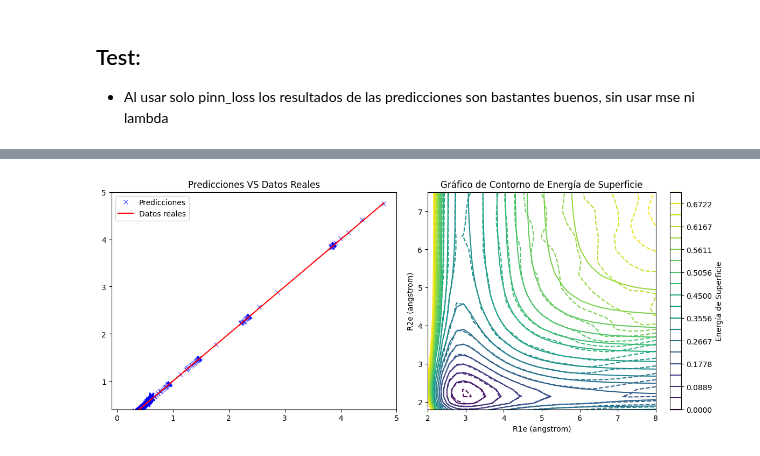
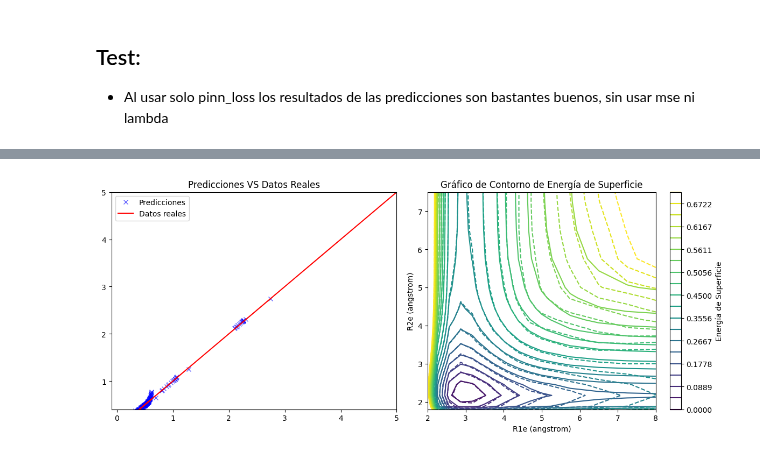
Before and after one commit to AstroDolan/ML-team, a Jupyter notebook: PINN-Thesis/Lambda-Testing/Lambda/PINN-Testing.ipynb, the cells around one changed output, grey strips where cells are left out. Cells and saved outputs as stored; diff of their text form; code cells hidden in the pictures.

Commit message:
Testing with lambda 0

```diff
--- a/PINN-Thesis/Lambda-Testing/Lambda/PINN-Testing.ipynb
+++ b/PINN-Thesis/Lambda-Testing/Lambda/PINN-Testing.ipynb
@@ -83,8 +83,8 @@ def V(R1,R2,theta):
         suma = suma + (coeff_matrix[i,3]*cm12au)*(y_1**int(coeff_matrix[i,0]))*(y_2**int(coeff_matrix[i,1]))*(y_3**(coeff_matrix[i,2]))
     return(suma)
 # %%
-q1 = np.concatenate((np.linspace(1.45,5.0,20),np.linspace(5.0, 8, 10))) #Azul
-q2 = np.concatenate((np.linspace(1.6,5.0,20),np.linspace(5.0, 8, 10))) #Naranja
+q1 = np.concatenate((np.linspace(1.35,5.0,13),np.linspace(5.0, 8, 5)))
+q2 = np.concatenate((np.linspace(1.6,5.0,13),np.linspace(5.0, 8, 5)))
 R1_eq = 1.5614*ang2au #Amstrong C-S bond; R1e: Equilibrium value of R1
 R2_eq = 1.1562*ang2au #Amstrong C-O bond; R2e: Equilibrium value of R2
 theta_eq = np.pi
@@ -125,7 +125,7 @@ from scipy.optimize import curve_fit # type: ignore
 def morsepotential(q, D, alpha, E0, R_eq):
     return D*(1.0 - np.exp(-alpha*(q-R_eq)))**2 + E0
 
-xdata = np.concatenate((np.linspace(1.6,5.0,20),np.linspace(5.0, 8, 10))) #q2, CHECK
+xdata = np.concatenate((np.linspace(1.6,5.0,13),np.linspace(5.0, 8, 5)))
 morse_parameters = np.zeros((len(q1),5))
 
 for i in range(len(q1)): #En este range cambio la forma de graficar
@@ -141,6 +141,6 @@ for i in range(len(q1)): #En este range cambio la forma de graficar
 print("Las dimensiones de los parametros de los morses son: ",morse_parameters.shape)
 dfMorse
 
-dfaxu = pd.DataFrame(dfMorse.loc[dfMorse.index.repeat(30)].reset_index(drop=True))
+dfaxu = pd.DataFrame(dfMorse.loc[dfMorse.index.repeat(18)].reset_index(drop=True))
 dfFinal = pd.concat([df,dfaxu],axis=1)
 # %% [output]
@@ -193,7 +193,7 @@ ep = 2000
 pv = 0.2
 loss_histories = {}
 y_preds = {}
-learning_rates = [0.00001]
+learning_rates = [0.001]
 
 for lr in learning_rates:
     opt = keras.optimizers.Adam(learning_rate=lr)
@@ -255,32 +258,32 @@ fig, (ax1, ax2) = plt.subplots(1, 2, figsize=(12,5))  # 1 fila, 2 columnas
 # --- Primer gráfico (Predicciones vs Datos reales) ---
 ax1.plot(df['V'], df1['predicted'],'x', label="Predicciones", color='blue', alpha=0.6)
 ax1.plot(df['V'], df['V'], color='red', label='Datos reales')
 ax1.legend()
 ax1.set_title("Predicciones VS Datos Reales")
 ax1.axis([-0.1,5,0.4,5])
 
 # --- Segundo gráfico (Contorno Energía de Superficie) ---
-v128 = np.load('TrainPREDS_1e-05_EPs2000_Lambda0.75.npy')
+v128 = np.load('TrainPREDS_Lambda0.6_Pts18.npy')
 Ncontours = 20
 R2e, R1e = np.meshgrid(q2, q1)
 energia_superficie = np.vectorize(V)(R1e, R2e, np.pi)
 energia_superficie1 =  v128[1,:].reshape(len(q2),len(q2))
 
 level_min = 0.0
 level_max = 0.7
 levels0 = np.concatenate((np.linspace(level_min,0.4,Ncontours-10), np.linspace(0.45,level_max,10)))
 
 ctreal = ax2.contour(R1e, R2e, energia_superficie, levels0, vmin=level_min, vmax=level_max)
 ctpred = ax2.contour(R1e, R2e, energia_superficie1, levels0, vmin=level_min, vmax=level_max, linestyles='dashed')
 
 fig.colorbar(ctreal, ax=ax2, label='Energía de Superficie')
 
 ax2.set_xlabel('R1e (angstrom)')
 ax2.set_ylabel('R2e (angstrom)')
 ax2.set_title('Gráfico de Contorno de Energía de Superficie')
 ax2.axis([2.0,8.0,1.8,7.5])
 
 plt.tight_layout()
 plt.show()
 # %% [output]
-[figure, old version]
+[figure, new version]
```
Also changed, not shown: parts of 5 cells of this notebook, 15 other files.
